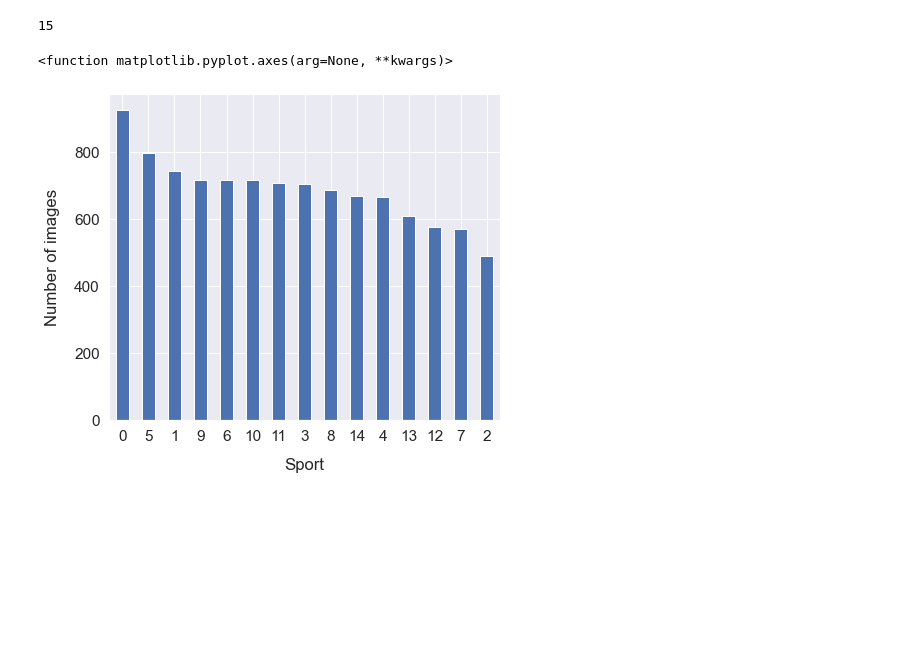
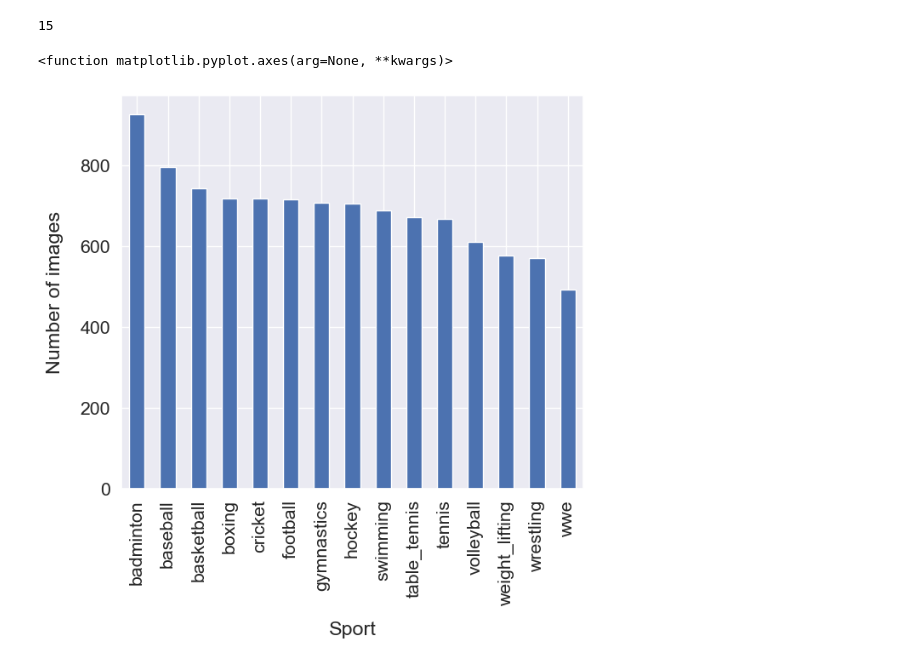
Before and after one commit to axelrocheteau/Neural-network, a Jupyter notebook: dataset_load.ipynb, the cells around one changed output. Cells and saved outputs as stored; diff of their text form; code cells hidden in the pictures; blank space fills up the shorter version.

```diff
--- a/dataset_load.ipynb
+++ b/dataset_load.ipynb
@@ -81,10 +81,12 @@ len(df['label'].unique())
 15
 # %%
 sns.set(font_scale=1.4)
-df['label'].value_counts().plot(kind='bar', figsize=(7, 6), rot=0)
+df['label'].value_counts().plot(kind='bar', figsize=(7, 6), rot=90)
+df_values = df['label'].value_counts().rename_axis('sport').reset_index(name='counts')
 plt.ylabel("Number of images", labelpad=14)
 plt.xlabel("Sport", labelpad=14)
+plt.xticks(df_values['sport'], [labels[sport] for sport in df_values['sport']])
 plt.axes
 # %% [output]
 <function matplotlib.pyplot.axes(arg=None, **kwargs)>
-[figure, old version]
+[figure, new version]
```
Also changed, not shown: 4 other files.
